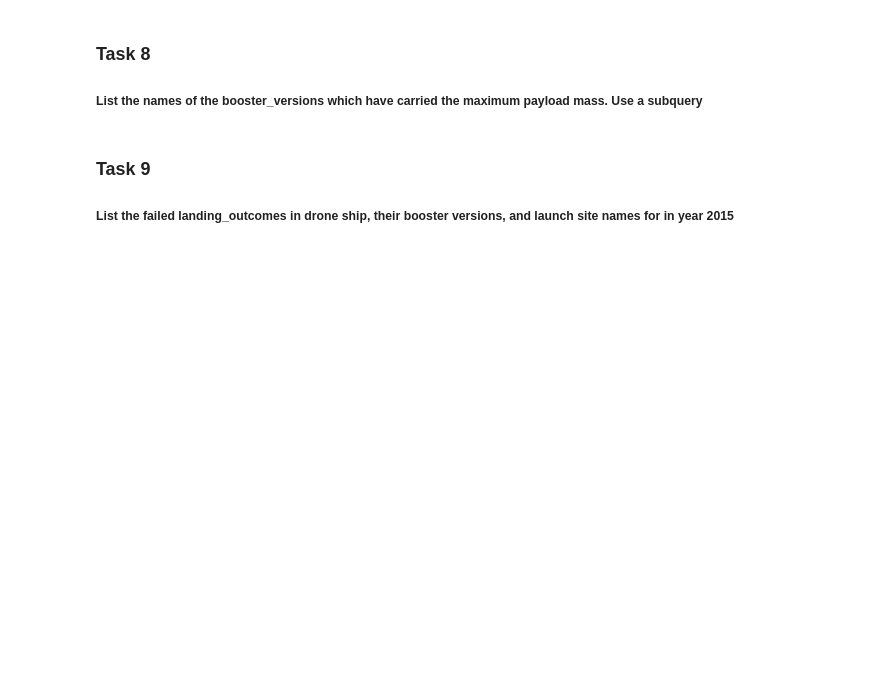
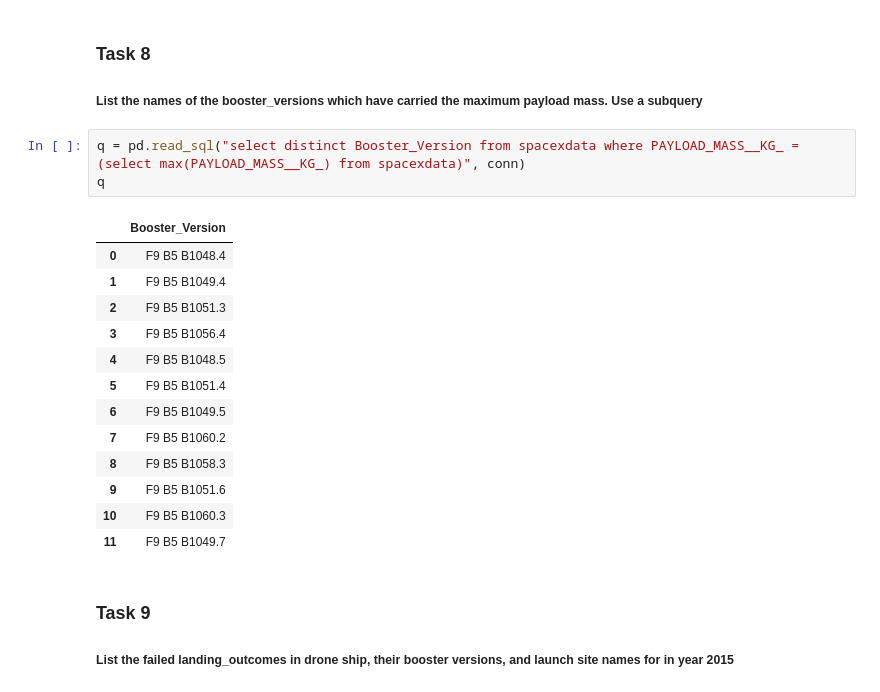
Before and after one commit to researchsam/IBM_tutorials, a Jupyter notebook: exploratorysql.ipynb, the cells around one changed output. Cells and saved outputs as stored; diff of their text form; blank space fills up the shorter version.

```diff
--- a/exploratorysql.ipynb
+++ b/exploratorysql.ipynb
@@ -230,6 +249,23 @@ q
 ### Task 8
 
 ##### List the   names of the booster_versions which have carried the maximum payload mass. Use a subquery
+# %%
+q = pd.read_sql("select distinct Booster_Version from spacexdata where PAYLOAD_MASS__KG_ = (select max(PAYLOAD_MASS__KG_) from spacexdata)", conn)
+q
+# %% [output]
+|  | Booster_Version |
+| 0 | F9 B5 B1048.4 |
+| 1 | F9 B5 B1049.4 |
+| 2 | F9 B5 B1051.3 |
+| 3 | F9 B5 B1056.4 |
+| 4 | F9 B5 B1048.5 |
+| 5 | F9 B5 B1051.4 |
+| 6 | F9 B5 B1049.5 |
+| 7 | F9 B5 B1060.2 |
+| 8 | F9 B5 B1058.3 |
+| 9 | F9 B5 B1051.6 |
+| 10 | F9 B5 B1060.3 |
+| 11 | F9 B5 B1049.7 |
 # %% [markdown]
 ### Task 9
 
```
Also changed, not shown: parts of 5 cells of this notebook.
